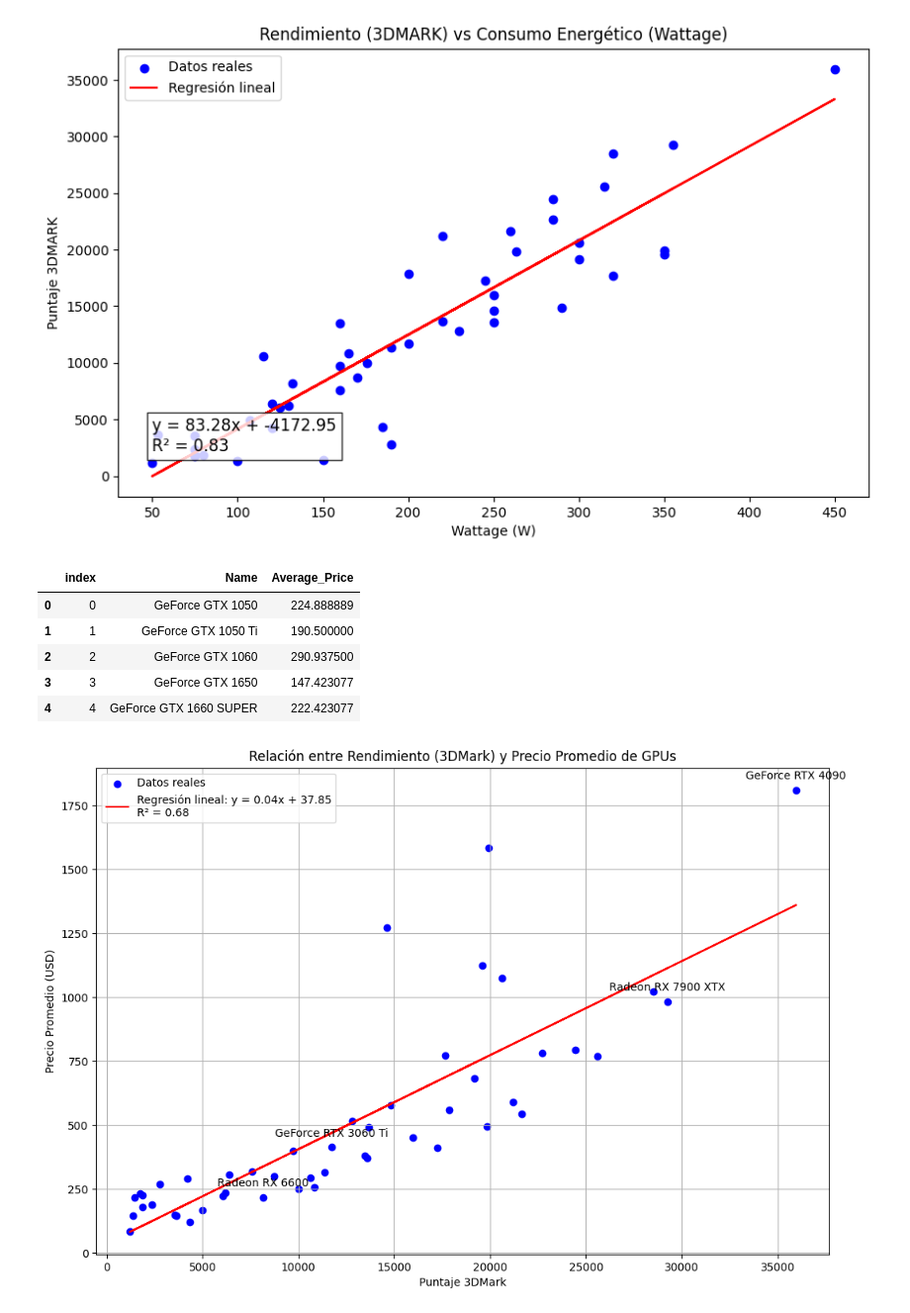
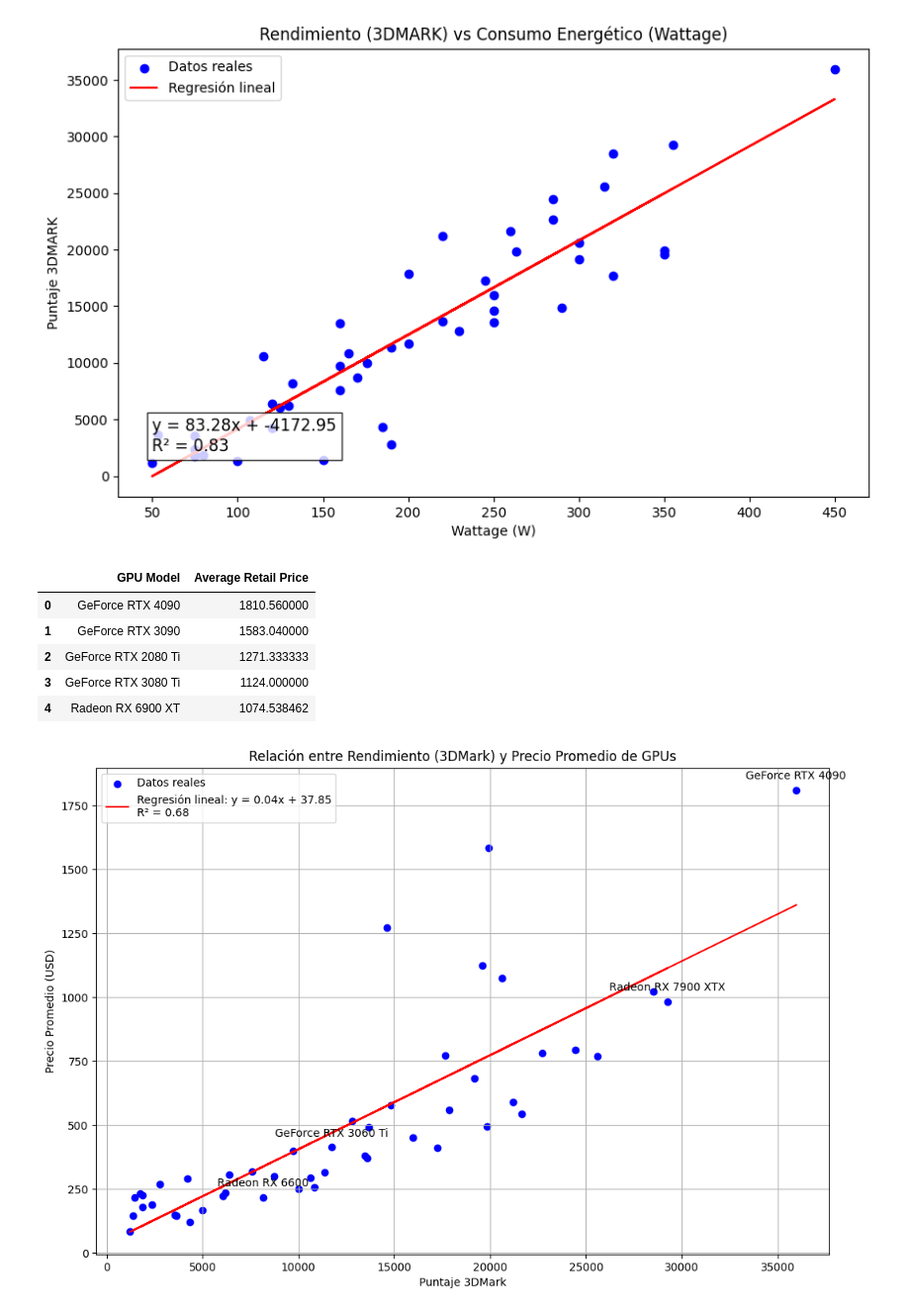
Before and after one commit to josdank/Fundamentos-de-IA, a Jupyter notebook: Regresion_lineal/Regresion_lineal.ipynb, the cells around one changed output. Shown at 99% size. Drawn from its saved outputs; the diff is of its cells as text; code cells hidden in the pictures.

```diff
--- a/Regresion_lineal/Regresion_lineal.ipynb
+++ b/Regresion_lineal/Regresion_lineal.ipynb
@@ -8,12 +8,11 @@ from sklearn.linear_model import LinearRegression
 from sklearn.metrics import r2_score, mean_squared_error, mean_absolute_error
 from sklearn.model_selection import train_test_split
 # %%
-# Cargar los datos
-gpu_metadata = pd.read_csv("gpu_metadata.csv")
-gpu_price = pd.read_csv('gpu_price_history.csv')
+# Cargar los datos desde GitHub
+gpu_metadata = pd.read_csv("https://raw.githubusercontent.com/josdank/Fundamentos-de-IA/Deberes/Regresion_lineal/gpu_metadata.csv")
+gpu_price = pd.read_csv("https://raw.githubusercontent.com/josdank/Fundamentos-de-IA/Deberes/Regresion_lineal/gpu_price_history.csv")
 print("Primeras filas de los datos:")
 print(gpu_metadata.head())
-
 print("\nPrimeras filas de los datos:")
 print(gpu_price.head())
 # %% [output]
@@ -73,22 +72,20 @@ plt.show()
 # %% [output]
 [figure]
 # %%
+# Filtrar precios válidos
 price_filtered = gpu_price[gpu_price['Retail Price'] > 0]
-average_prices = price_filtered.groupby('Name')['Retail Price'].mean().reset_index()
-average_prices.columns = ['Name', 'Average_Price']
 
-# Convertir a DataFrame para mejor visualización
-average_prices = df_filtered.groupby('Name')['Retail Price'].mean().sort_values(ascending=False)
-average_prices = average_prices.reset_index()
+# Calcular promedio de precios por GPU
+average_prices = price_filtered.groupby('Name')['Retail Price'].mean().sort_values(ascending=False).reset_index()
 average_prices.columns = ['GPU Model', 'Average Retail Price']
 
-# Opcional: guardar los resultados en un archivo CSV
-average_prices_df.head()
+# Mostrar los primeros resultados
+average_prices.head()
 # %% [output]
-|  | index | Name | Average_Price |
-| 0 | 0 | GeForce GTX 1050 | 224.888889 |
-| 1 | 1 | GeForce GTX 1050 Ti | 190.500000 |
-| 2 | 2 | GeForce GTX 1060 | 290.937500 |
-| 3 | 3 | GeForce GTX 1650 | 147.423077 |
-| 4 | 4 | GeForce GTX 1660 SUPER | 222.423077 |
+|  | GPU Model | Average Retail Price |
+| 0 | GeForce RTX 4090 | 1810.560000 |
+| 1 | GeForce RTX 3090 | 1583.040000 |
+| 2 | GeForce RTX 2080 Ti | 1271.333333 |
+| 3 | GeForce RTX 3080 Ti | 1124.000000 |
+| 4 | Radeon RX 6900 XT | 1074.538462 |
 # %%
```
Also changed, not shown: parts of 4 cells of this notebook.
